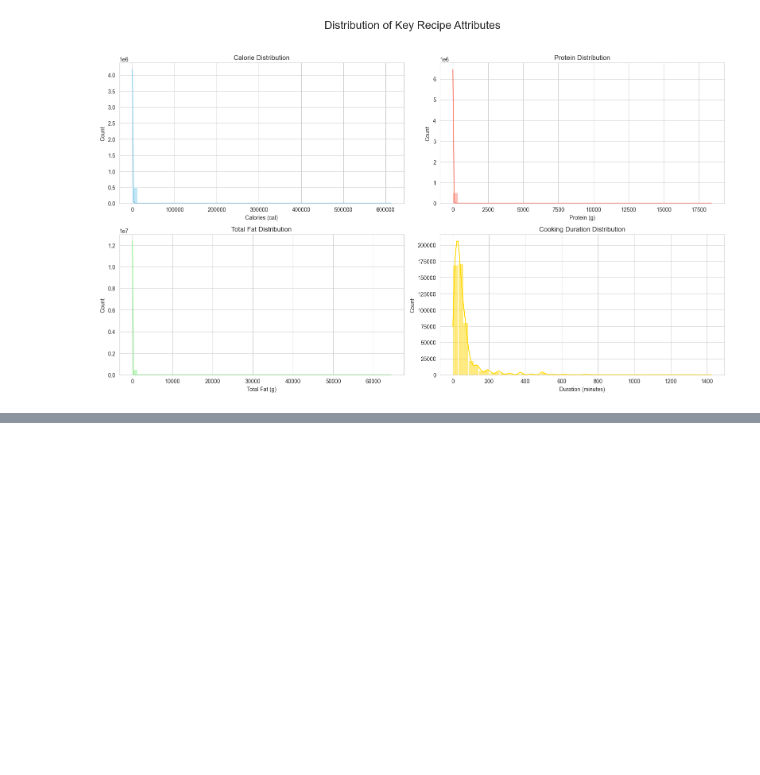
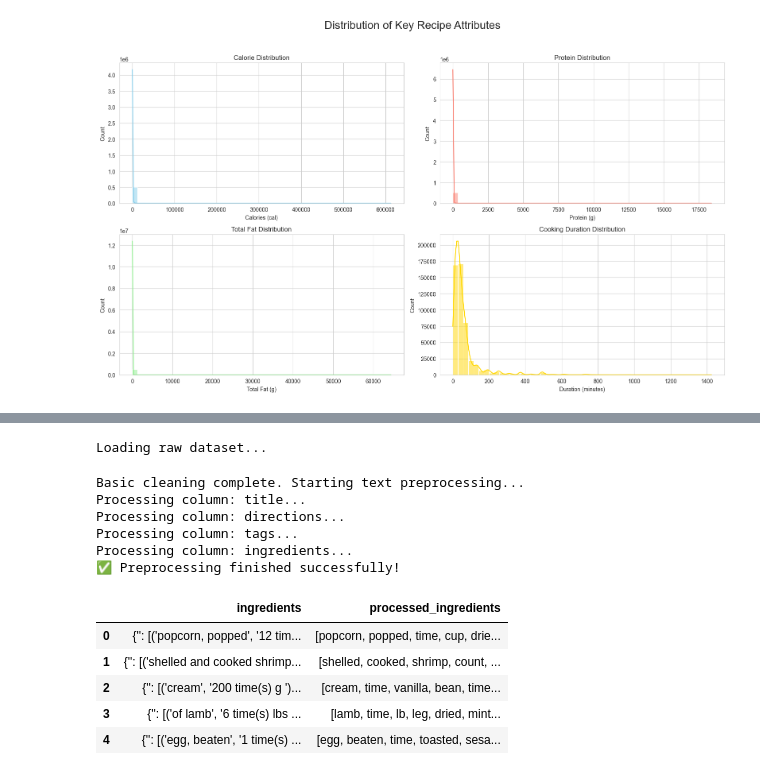
Before and after one commit to usamarq/recipe-rag-nlp, a Jupyter notebook: data_exploration.ipynb, the cells around one changed output, grey strips where cells are left out. Saved outputs shown, nothing was run; the diff lists cells and outputs as text; code cells hidden in the pictures; blank space fills up the shorter version.

Commit message:
added a script for preprocessing

```diff
--- a/data_exploration.ipynb
+++ b/data_exploration.ipynb
@@ -123,0 +151,20 @@ plt.show()
+# %%
+from preprocessing import clean_and_process_dataset
+processed_df = clean_and_process_dataset()
+
+# Display the head of the processed DataFrame to verify it worked
+display(processed_df[['ingredients', 'processed_ingredients']].head())
+# %% [output]
+Loading raw dataset...
+Basic cleaning complete. Starting text preprocessing...
+Processing column: title...
+Processing column: directions...
+Processing column: tags...
+Processing column: ingredients...
+✅ Preprocessing finished successfully!
+|  | ingredients | processed_ingredients |
+| 0 | {'': [('popcorn, popped', '12 tim... | [popcorn, popped, time, cup, drie... |
+| 1 | {'': [('shelled and cooked shrimp... | [shelled, cooked, shrimp, count, ... |
+| 2 | {'': [('cream', '200 time(s) g ')... | [cream, time, vanilla, bean, time... |
+| 3 | {'': [('of lamb', '6 time(s) lbs ... | [lamb, time, lb, leg, dried, mint... |
+| 4 | {'': [('egg, beaten', '1 time(s) ... | [egg, beaten, time, toasted, sesa... |
```
Also changed, not shown: parts of 2 cells of this notebook, 1 other file.
